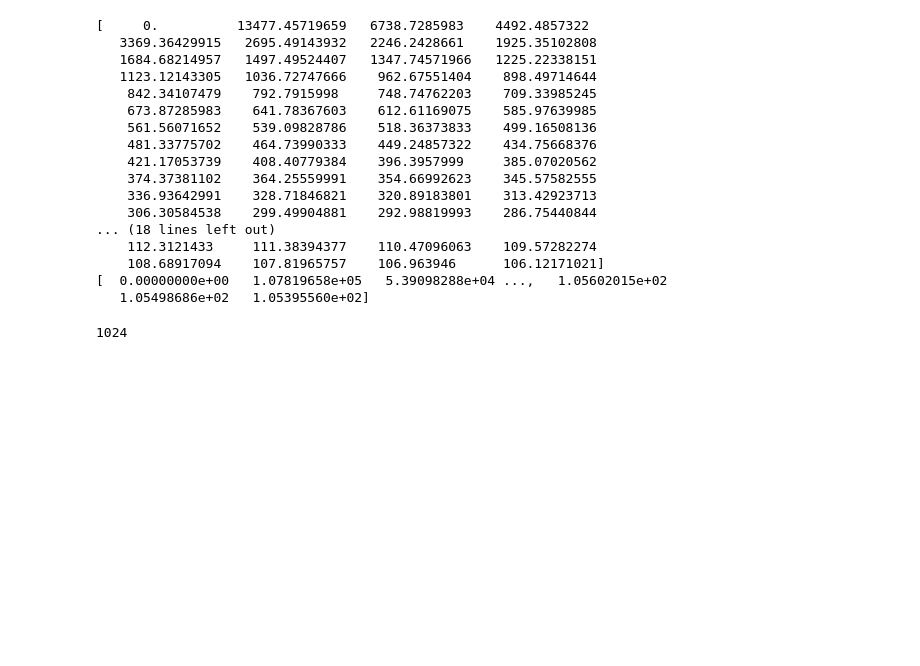
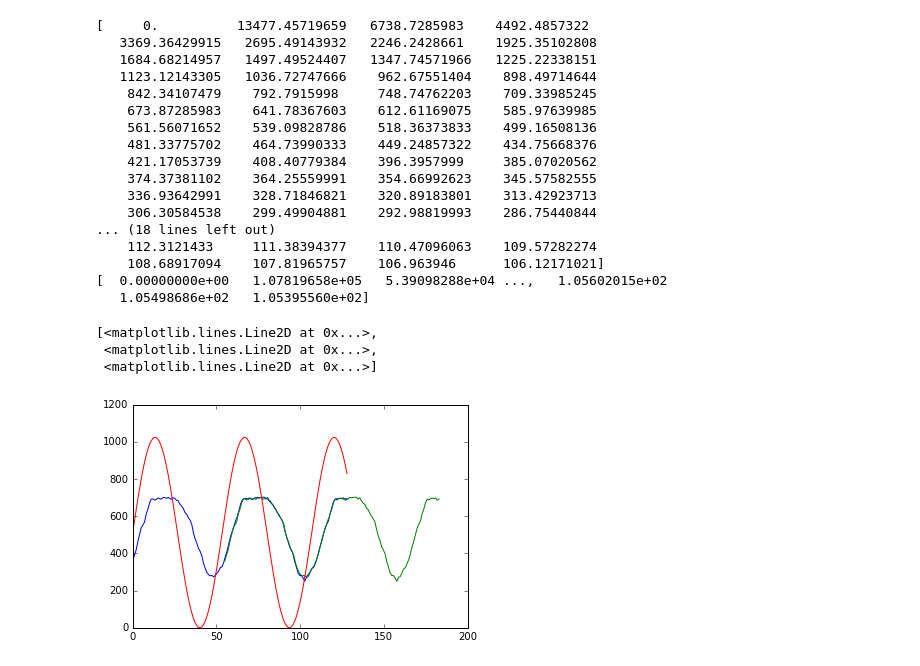
Before and after one commit to hamling-ling/OsakanaFFT, a Jupyter notebook: research/kurumi.ipynb, the cells around one changed output. Saved outputs shown, nothing was run; the diff lists cells and outputs as text; code cells hidden in the pictures; blank space fills up the shorter version.

```diff
--- a/research/kurumi.ipynb
+++ b/research/kurumi.ipynb
@@ -213,7 +213,15 @@ print(freqs8)
     108.68917094    107.81965757    106.963946      106.12171021]
 [  0.00000000e+00   1.07819658e+05   5.39098288e+04 ...,   1.05602015e+02
    1.05498686e+02   1.05395560e+02]
-# %%
-np.size(ns8)
-# %% [output]
-1024
+# %%
+freq=252
+tn=(T/1024)*(N/1024)
+wn=freq*tn
+sig=np.sin(wn*2*np.pi * ts/256)+1
+sig=sig*512
+plt.plot(ts,data[0:128], ts+55,data[0:128], ts,sig)
+# %% [output]
+[<matplotlib.lines.Line2D at 0x...>,
+ <matplotlib.lines.Line2D at 0x...>,
+ <matplotlib.lines.Line2D at 0x...>]
+[figure, added]
```
Also changed, not shown: 7 other files.
